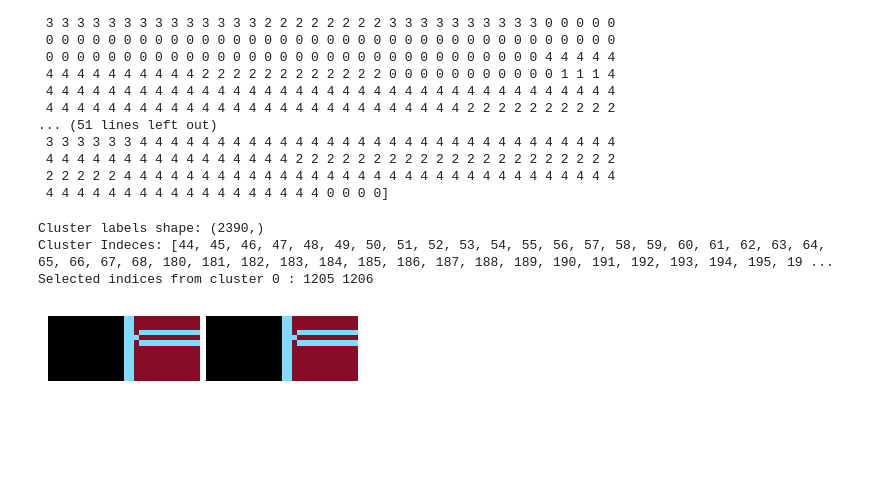
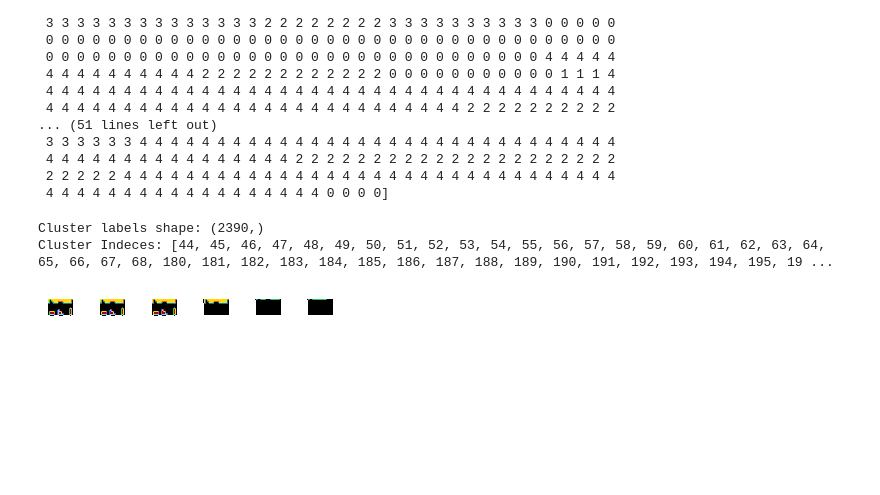
Before and after one commit to francescobraicovich/ARC2, a Jupyter notebook: src/world_model/embedding_exploration.ipynb, the cells around one changed output. Cells and saved outputs as stored; diff of their text form; code cells hidden in the pictures; blank space fills up the shorter version.

```diff
--- a/src/world_model/embedding_exploration.ipynb
+++ b/src/world_model/embedding_exploration.ipynb
@@ -1133,39 +1133,52 @@ def plot_two_states_side_by_side(stateA, stateB):
 
     Args:
       stateA, stateB: NumPy arrays of shape (30, 30)
     """
     assert stateA.shape == (30, 30), f"Expected shape (30, 30), got {stateA.shape}"
     assert stateB.shape == (30, 30), f"Expected shape (30, 30), got {stateB.shape}"
 
     # Create an empty grid with one column gap (or adjust as needed)
     combined_grid = np.zeros((30, 61), dtype=stateA.dtype)
     combined_grid[:, :30] = stateA
     # Column 30 left as gap (zeroes)
     combined_grid[:, 31:] = stateB
 
     plot_grid(combined_grid)
 
 
 
 # Step 1: Retrieve indices of states belonging to a given cluster.
 cluster_id = 0  # For example, choose cluster 0
 cluster_indices = [i for i, label in enumerate(cluster_labels) if label == cluster_id]
 print("Cluster Indeces:", cluster_indices)
 
 if len(cluster_indices) < 2:
     print(f"Cluster {cluster_id} has fewer than 2 states; cannot plot a pair.")
 else:
-    idxA, idxB = cluster_indices[180], cluster_indices[181]
-    print("Selected indices from cluster", cluster_id, ":", idxA, idxB)
+    # 1. If want to plot two states from the same cluster
 
-    # Step 2: Retrieve the corresponding unencoded states from original_states_np
-    stateA = original_states_np[idxA]  # Shape should be (30, 30)
-    stateB = original_states_np[idxB]  # Shape should be (30, 30)
+    # idxA, idxB = cluster_indices[10], cluster_indices[20]
+    # print("Selected indices from cluster", cluster_id, ":", idxA, idxB)
 
-    # Step 3: Plot the two states side by side using the plotting function.
-    plot_two_states_side_by_side(stateA, stateB)
+    # stateA = original_states_np[idxA]  # Shape should be (30, 30)
+    # stateB = original_states_np[idxB]  # Shape should be (30, 30)
+
+    # plot_two_states_side_by_side(stateA, stateB)
+
+    # 2. If want to plot multiple states from the same cluster
+    selected_indices = cluster_indices[:6]
+    selected_states = [original_states_np[i] for i in selected_indices]
+    num_states = len(selected_states)
+    # # For a montage without gap, shape is (30, 30 * num_states)
+    # montage = np.hstack(selected_states)  # shape (30, 180) for 6 states
+    # For montage with gap (1 blank column)
+    gap = np.zeros((30, 1), dtype=selected_states[0].dtype)
+    montage_with_gap = selected_states[0]
+    for state in selected_states[1:]:
+        montage_with_gap = np.hstack((montage_with_gap, gap, state))
+
+    plot_grid(montage_with_gap)
 # %% [output]
 Cluster labels shape: (2390,)
 Cluster Indeces: [44, 45, 46, 47, 48, 49, 50, 51, 52, 53, 54, 55, 56, 57, 58, 59, 60, 61, 62, 63, 64, 65, 66, 67, 68, 180, 181, 182, 183, 184, 185, 186, 187, 188, 189, 190, 191, 192, 193, 194, 195, 19 ...
-Selected indices from cluster 0 : 1205 1206
-[figure, old version]
+[figure, new version]
```
Also changed, not shown: parts of 2 cells of this notebook.
